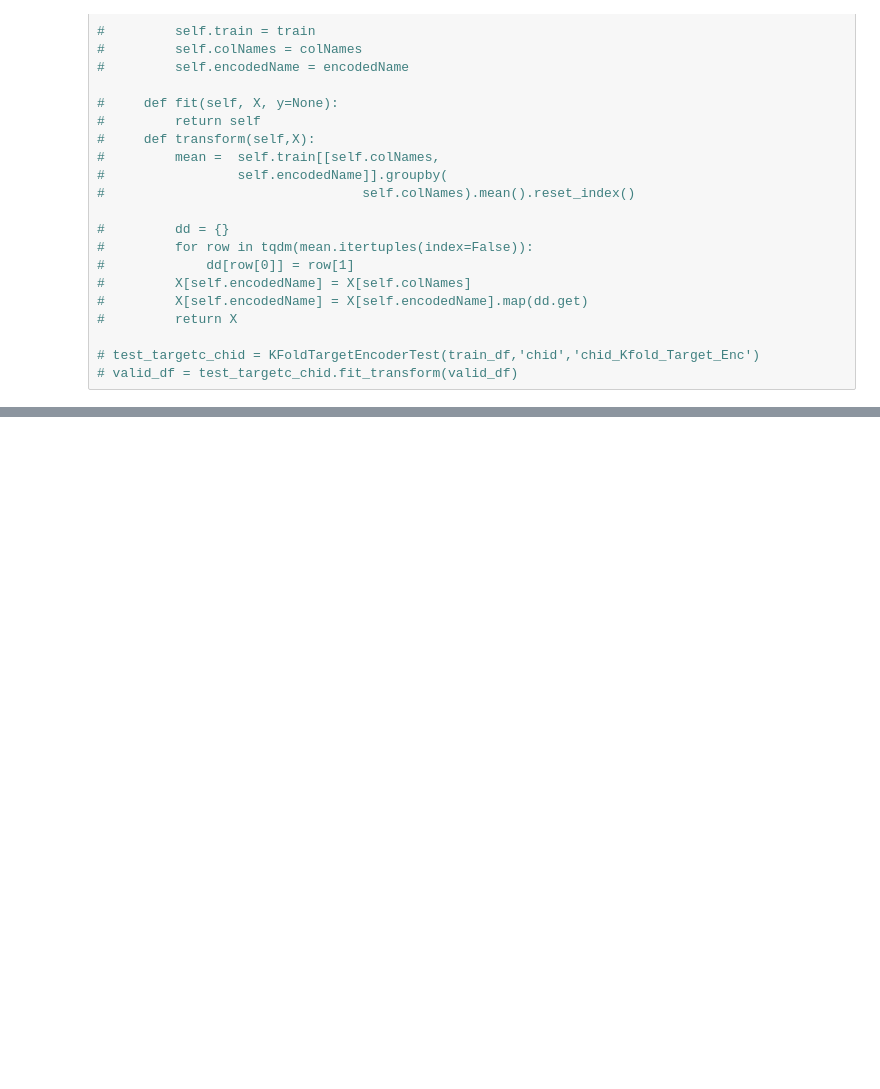
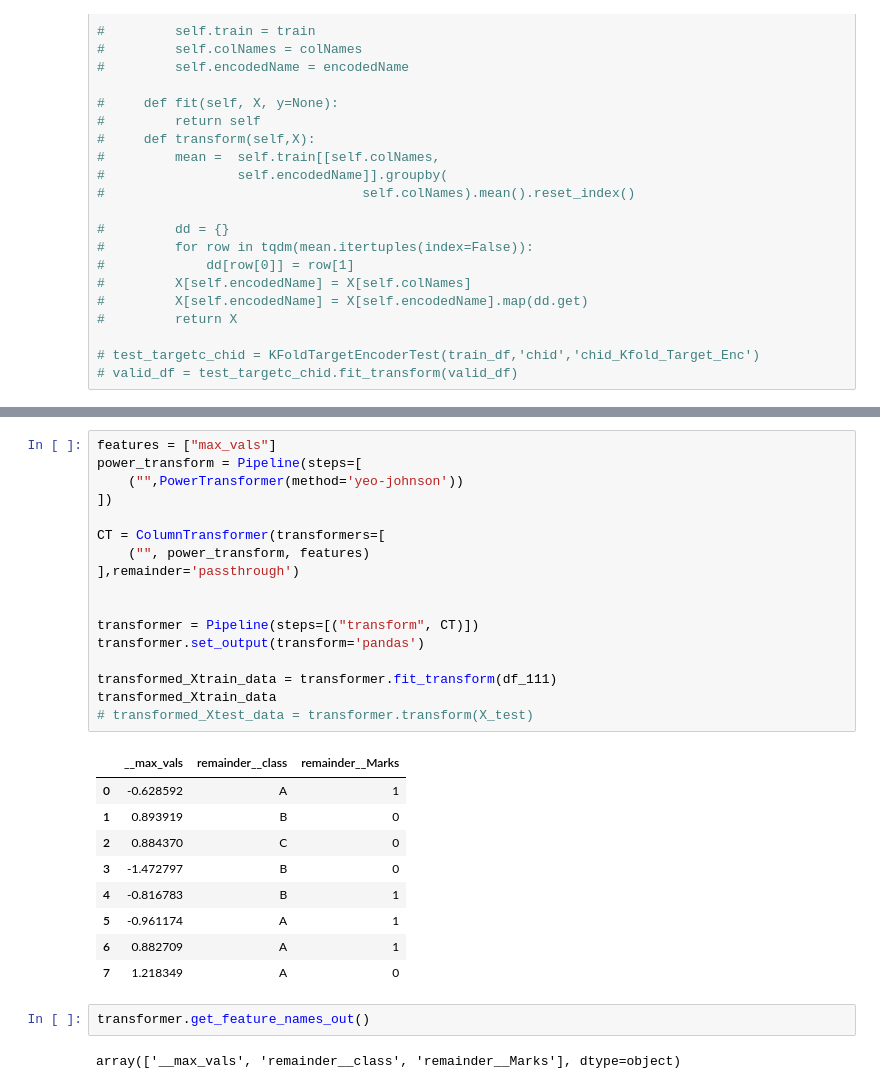
Before and after one commit to faisallshaikh/end_to_end_DoorDash, a Jupyter notebook: rough_files/rough.ipynb, the cells around one changed output, grey strips where cells are left out. Cells and saved outputs as stored; diff of their text form; blank space fills up the shorter version.

```diff
--- a/rough_files/rough.ipynb
+++ b/rough_files/rough.ipynb
@@ -508,0 +567,31 @@ array([[0.75],
+# %%
+features = ["max_vals"]
+power_transform = Pipeline(steps=[
+    ("",PowerTransformer(method='yeo-johnson'))
+])
+
+CT = ColumnTransformer(transformers=[
+    ("", power_transform, features)
+],remainder='passthrough')
+
+
+transformer = Pipeline(steps=[("transform", CT)])
+transformer.set_output(transform='pandas')
+
+transformed_Xtrain_data = transformer.fit_transform(df_111)
+transformed_Xtrain_data
+# transformed_Xtest_data = transformer.transform(X_test)
+# %% [output]
+|  | __max_vals | remainder__class | remainder__Marks |
+| 0 | -0.628592 | A | 1 |
+| 1 | 0.893919 | B | 0 |
+| 2 | 0.884370 | C | 0 |
+| 3 | -1.472797 | B | 0 |
+| 4 | -0.816783 | B | 1 |
+| 5 | -0.961174 | A | 1 |
+| 6 | 0.882709 | A | 1 |
+| 7 | 1.218349 | A | 0 |
+# %%
+transformer.get_feature_names_out()
+# %% [output]
+array(['__max_vals', 'remainder__class', 'remainder__Marks'], dtype=object)
```
Also changed, not shown: parts of 16 cells of this notebook, 2 other files.
